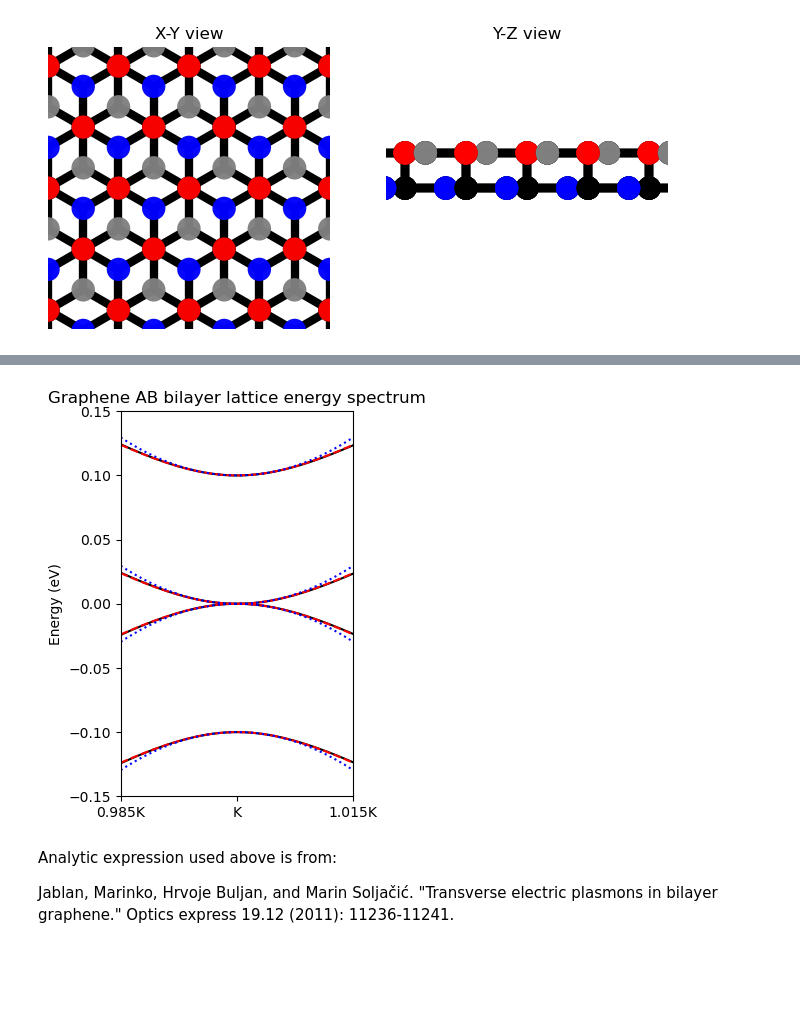
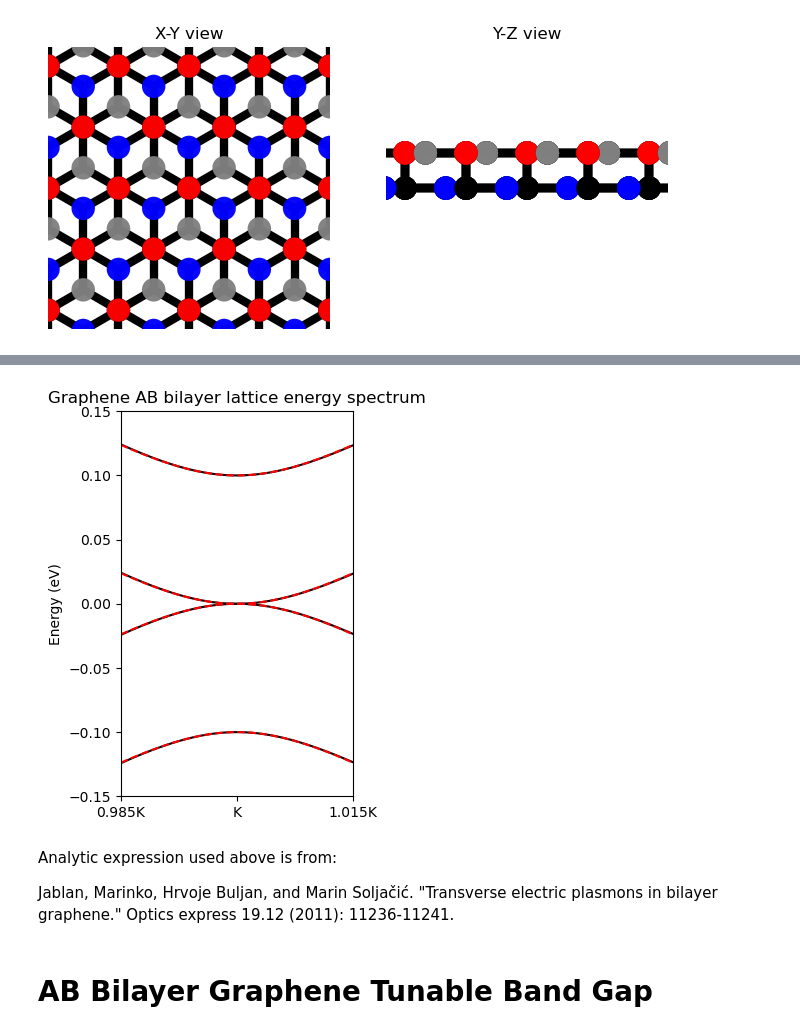
Before and after one commit to AliGhorashiCMT/8.511-Notes-and-Code, a Jupyter notebook: kagome and graphene lattices/Kagome and Graphene.ipynb, the cells around one changed output, grey strips where cells are left out. Saved outputs shown, nothing was run; the diff lists cells and outputs as text; code cells hidden in the pictures; blank space fills up the shorter version.

Commit message:
Bilayer graphene gap

```diff
--- a/kagome and graphene lattices/Kagome and Graphene.ipynb
+++ b/kagome and graphene lattices/Kagome and Graphene.ipynb
@@ -366,37 +424,39 @@ plt.ylim(-2, 2);
 # %%
 plt.figure(figsize=(3, 5))
 solver = pb.solver.lapack(graphene_model_ab)
 G1, G2 = graphene_lattice_ab.reciprocal_vectors()
 G1 = G1[0:2]
 G2 = G2[0:2]
 Gamma = np.array([0, 0])
 K = -2/3*G1+1/3*G2
 M = 1/2*G1
 bands = solver.calc_bands(0.985*K, K, 1.015*K, step=0.0001)
 k = np.linalg.norm(np.array(bands.k_path-K), axis=1)
 vF = 3/2*a_0*t
 analytic_ek_ab = np.array([i*tprime*sqrt((vF*k)**2/tprime**2+1/4)+j*tprime/2 for i in [-1, 1] for j in [-1, 1]])
 
 x = sp.symbols('x')
-series_function = sp.lambdify(x, (sympy.sqrt(1+x**2)).series(x, 0, n=3).removeO())
+series_function = sp.lambdify(x, (sp.sqrt(1+x**2)).series(x, 0, n=3).removeO())
 
 analytic_ek_ab_taylor = np.array([i*tprime*(1/2*series_function(2*(vF*k/tprime)))+j*tprime/2 for i in [-1, 1] for j in [-1, 1]]) # To find effective mass
 
 graphene_energies_ab = bands.energy
 k_path = bands.k_path
 plt.plot(graphene_energies_ab, color="black")
 plt.plot(np.transpose(analytic_ek_ab), color="red", linestyle="dashed")
-plt.plot(np.transpose(analytic_ek_ab_taylor), color="blue", linestyle="dotted")
+#plt.plot(np.transpose(analytic_ek_ab_taylor), color="blue", linestyle="dotted")
 
 plt.xticks(k_path.point_indices, ['0.985K', 'K', '1.015K'])
 plt.xlim(0, len(k_path)-1)
 plt.ylim(-0.15, 0.15)
 #plt.yticks(np.linspace(-1, 1, num=2));
 plt.title("Graphene AB bilayer lattice energy spectrum");
 plt.ylabel("Energy (eV)");
 # %% [output]
-[figure, old version]
+[figure, new version]
 # %% [markdown]
 Analytic expression used above is from:
 
 Jablan, Marinko, Hrvoje Buljan, and Marin Soljačić. "Transverse electric plasmons in bilayer graphene." Optics express 19.12 (2011): 11236-11241.
+# %% [markdown]
+# AB Bilayer Graphene Tunable Band Gap
```
Also changed, not shown: parts of 7 cells of this notebook, 1 other file.
